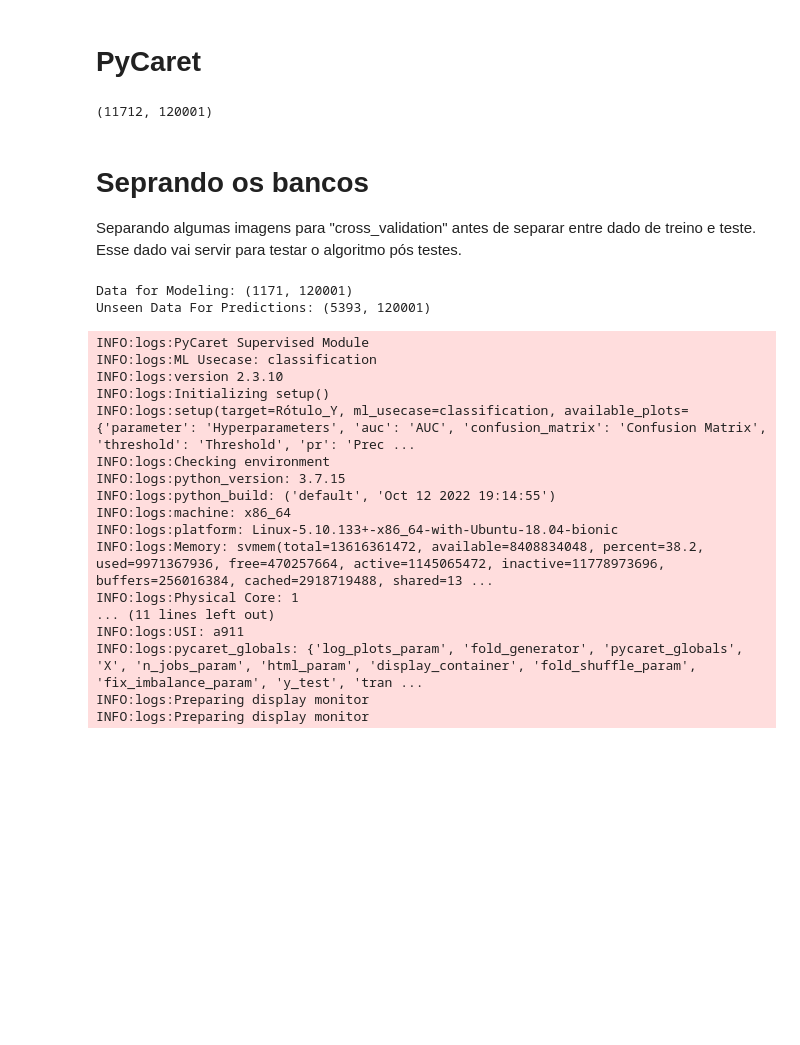
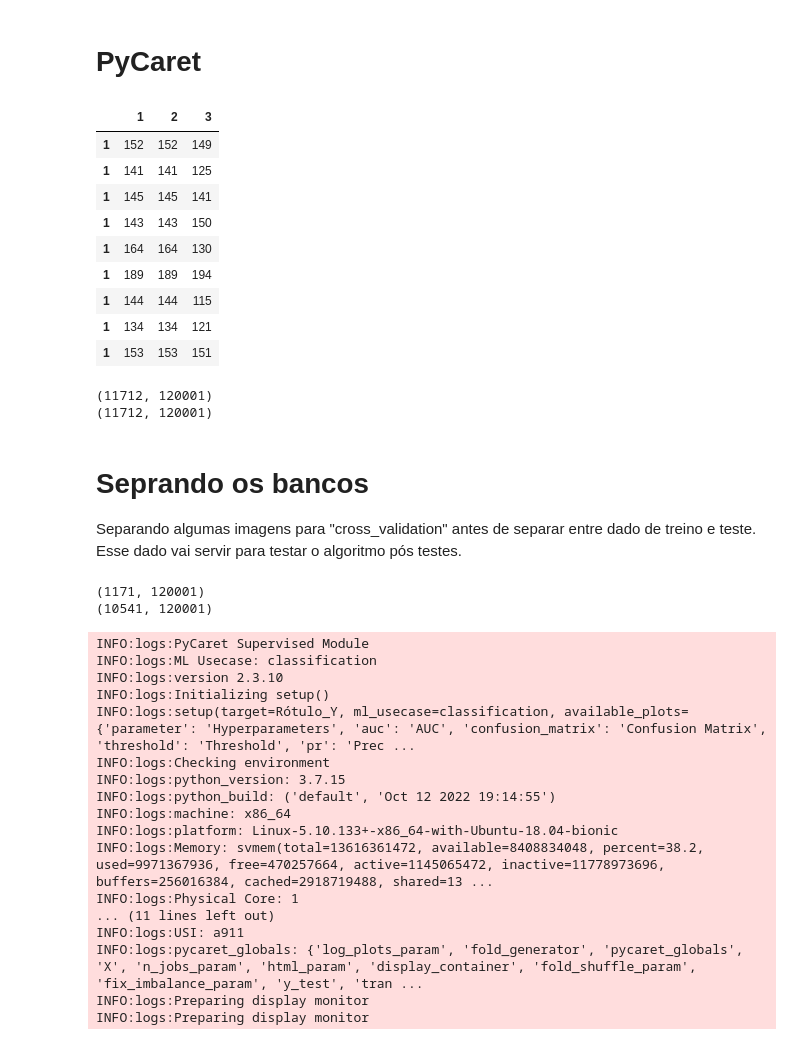
Before and after one commit to Laboratorio-de-Analise-de-Dados/doc_CNN_Eloiza, a Jupyter notebook: script/pycaret-guilherme/Classificação_imagens_PyCaret_2022_11_20.ipynb, the cells around one changed output. Cells and saved outputs as stored; diff of their text form; code cells hidden in the pictures; blank space fills up the shorter version.

```diff
--- a/script/pycaret-guilherme/Classificação_imagens_PyCaret_2022_11_20.ipynb
+++ b/script/pycaret-guilherme/Classificação_imagens_PyCaret_2022_11_20.ipynb
@@ -800,19 +808,31 @@ memory usage: 1.3+ GB
-# %%
-df_uniao_cell_line.shape
-# %% [output]
-(11712, 120001)
+# %%
+df_uniao_cell_line.loc[1, 1:3]
+# %% [output]
+|  | 1 | 2 | 3 |
+| 1 | 152 | 152 | 149 |
+| 1 | 141 | 141 | 125 |
+| 1 | 145 | 145 | 141 |
+| 1 | 143 | 143 | 150 |
+| 1 | 164 | 164 | 130 |
+| 1 | 189 | 189 | 194 |
+| 1 | 144 | 144 | 115 |
+| 1 | 134 | 134 | 121 |
+| 1 | 153 | 153 | 151 |
+# %%
+print(df_uniao_cell_line.shape)
+df_uniao_cell_line.reset_index(drop=True, inplace=True)
+print(df_uniao_cell_line.shape)
+# %% [output]
+(11712, 120001)
+(11712, 120001)
 # %% [markdown]
 # Seprando os bancos
 Separando algumas imagens para "cross_validation" antes de separar entre dado de treino e teste. Esse dado vai servir para testar o algoritmo pós testes.
 # %%
 data = df_uniao_cell_line.sample(frac=0.1, random_state=786) #separando 90% das imagens pra treino e teste, deixando 10% pra cross validation
 data_unseen = df_uniao_cell_line.drop(data.index)
-
-data.reset_index(drop=True, inplace=True)
-data_unseen.reset_index(drop=True, inplace=True)
-
 print('Data for Modeling: ' + str(data.shape)) #dados que vão para o modelo
 print('Unseen Data For Predictions: ' + str(data_unseen.shape)) #dados separados
 # %% [output]
-Data for Modeling: (1171, 120001)
-Unseen Data For Predictions: (5393, 120001)
+(1171, 120001)
+(10541, 120001)
```
Also changed, not shown: parts of 6 cells of this notebook, 3 other files.
